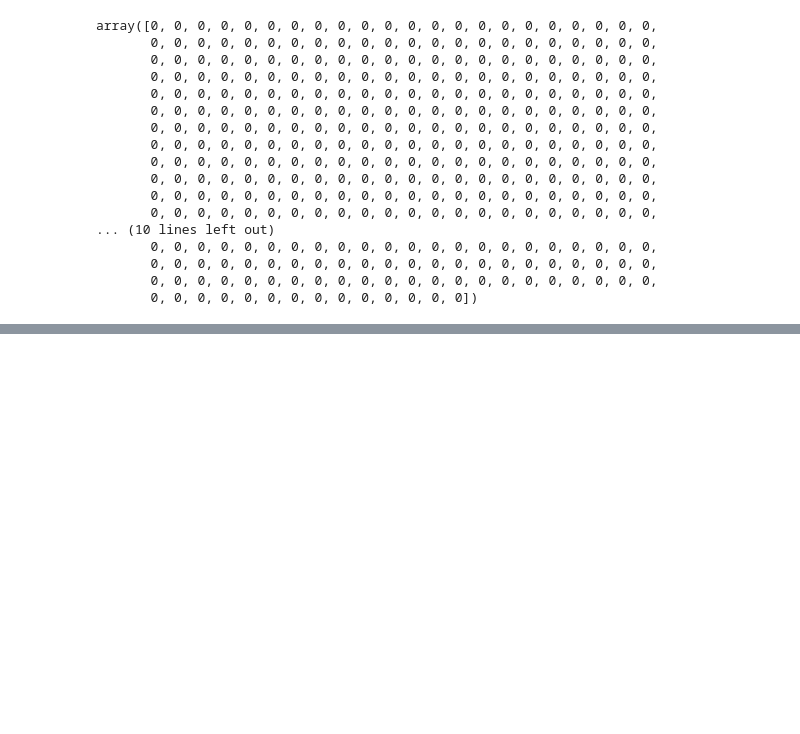
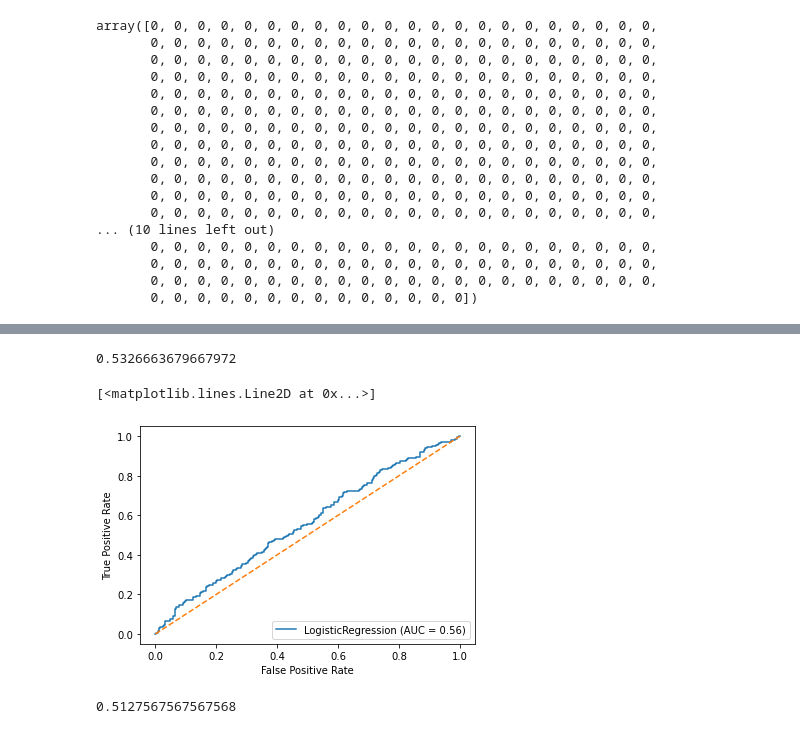
Before and after one commit to tliptrot/ML-repression-study, a Jupyter notebook: Function.ipynb, the cells around one changed output, grey strips where cells are left out. Cells and saved outputs as stored; diff of their text form; code cells hidden in the pictures; blank space fills up the shorter version.

Commit message:
Added logit models

```diff
--- a/Function.ipynb
+++ b/Function.ipynb
@@ -1242,0 +1164,9 @@ plt.plot([0,1], [0,1], linestyle='--', label='No Skill')
+# %%
+# train-test split
+y = jordan.y_2_dem_pref_not_in_dem
+X = jordan.drop(columns = ["y_2_dem_pref_not_in_dem", "y_1_trust_gov"])
+train_X, test_X, train_y, test_y = train_test_split(X,y,test_size=.25,random_state=1234)
+# %%
+LogitR = Logit(class_weight = 'balanced')
+# %%
+clf = LogitR.fit(train_X, train_y)
@@ -1242,0 +1175,10 @@ plt.plot([0,1], [0,1], linestyle='--', label='No Skill')
+# %%
+m.roc_auc_score(test_y, pred_y)
+# %% [output]
+0.5326663679667972
+# %%
+m.plot_roc_curve(LogitR, test_X, test_y)
+plt.plot([0,1], [0,1], linestyle='--', label='No Skill')
+# %% [output]
+[<matplotlib.lines.Line2D at 0x...>]
+[figure, added]
@@ -1242,0 +1194,4 @@ plt.plot([0,1], [0,1], linestyle='--', label='No Skill')
+# %%
+m.roc_auc_score(test_y, pred_y)
+# %% [output]
+0.5127567567567568
```
Also changed, not shown: parts of 85 cells of this notebook, 8 other files.
